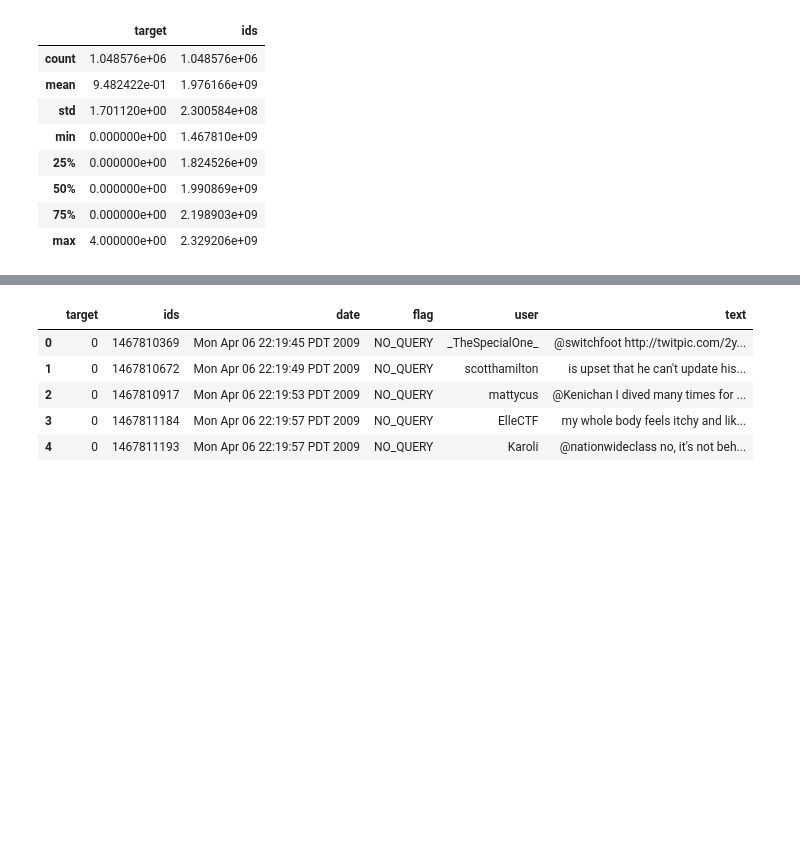
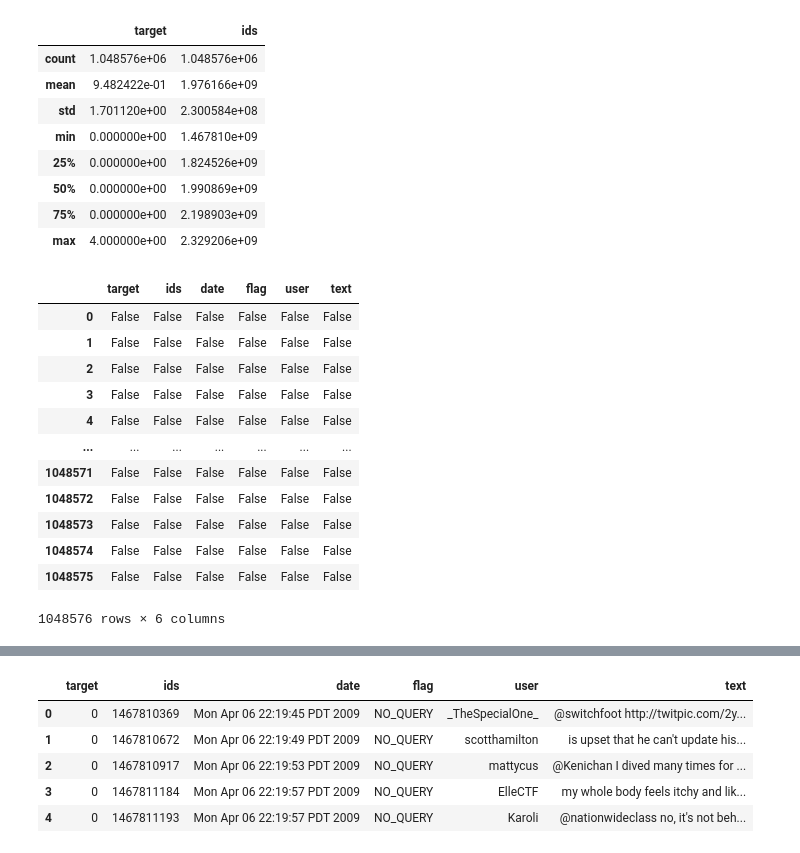
Before and after one commit to Yaswanthkunchala/NEWS-APP, a Jupyter notebook: Sentiment_Analysis.ipynb, the cells around one changed output, grey strips where cells are left out. Cells and saved outputs as stored; diff of their text form; code cells hidden in the pictures; blank space fills up the shorter version.

```diff
--- a/Sentiment_Analysis.ipynb
+++ b/Sentiment_Analysis.ipynb
@@ -62,3 +60,19 @@ tweet_data.describe()
 | 50% | 0.000000e+00 | 1.990869e+09 |
 | 75% | 0.000000e+00 | 2.198903e+09 |
 | max | 4.000000e+00 | 2.329206e+09 |
+# %%
+tweet_data.isnull()
+# %% [output]
+|  | target | ids | date | flag | user | text |
+| 0 | False | False | False | False | False | False |
+| 1 | False | False | False | False | False | False |
+| 2 | False | False | False | False | False | False |
+| 3 | False | False | False | False | False | False |
+| 4 | False | False | False | False | False | False |
+| ... | ... | ... | ... | ... | ... | ... |
+| 1048571 | False | False | False | False | False | False |
+| 1048572 | False | False | False | False | False | False |
+| 1048573 | False | False | False | False | False | False |
+| 1048574 | False | False | False | False | False | False |
+| 1048575 | False | False | False | False | False | False |
+1048576 rows × 6 columns
```
Also changed, not shown: parts of 16 cells of this notebook, 6 other files.
